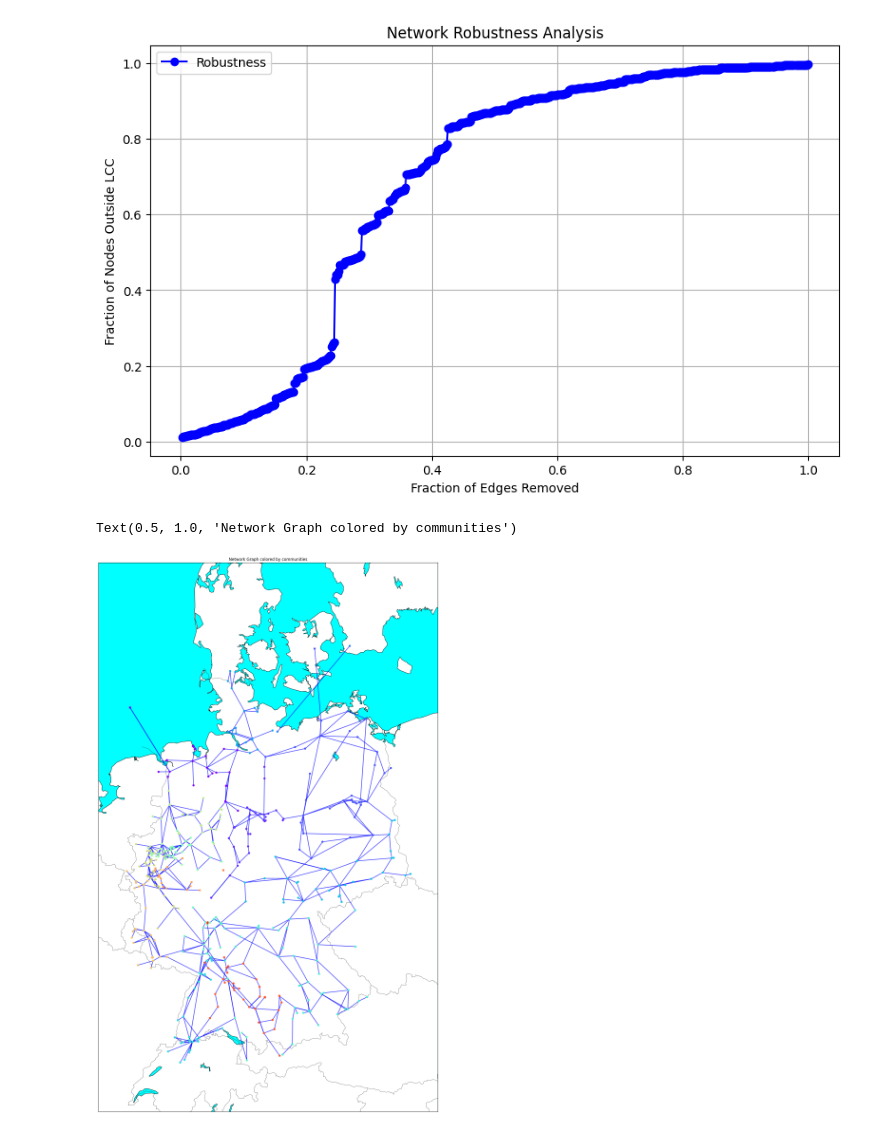
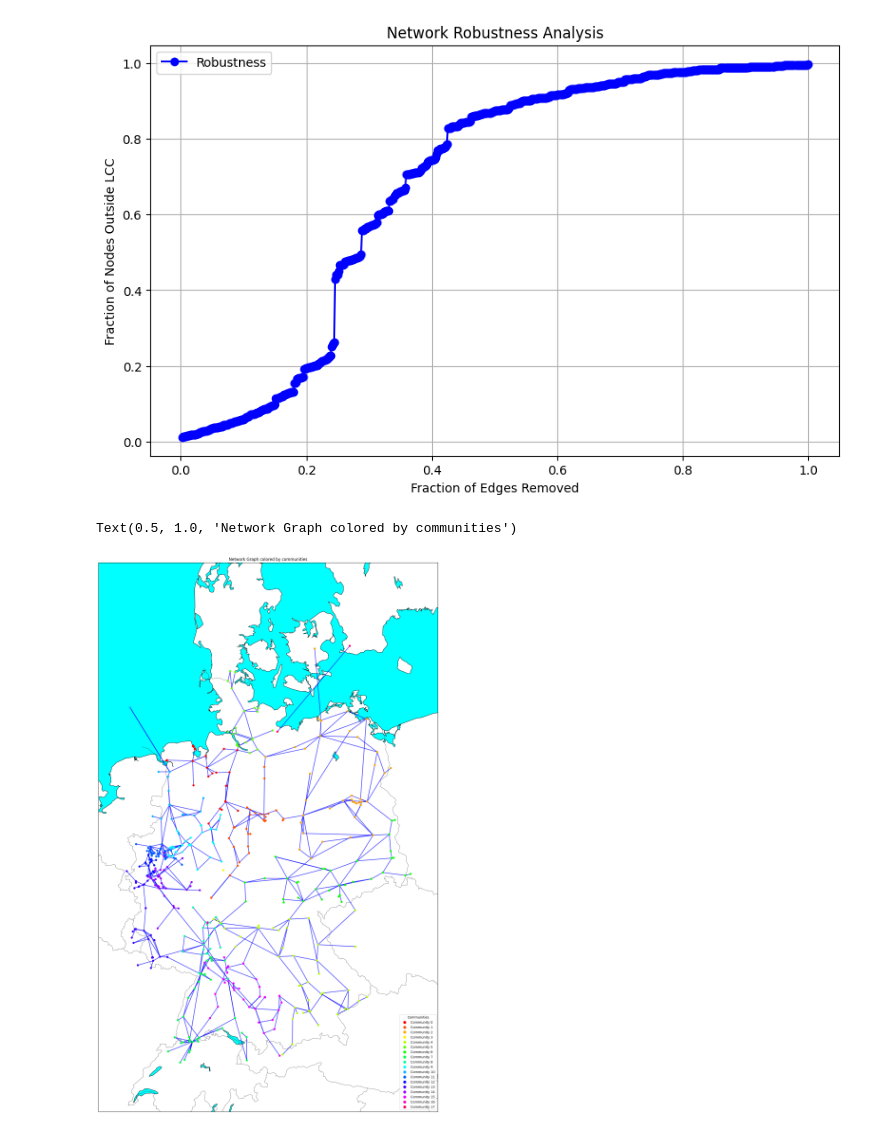
Before and after one commit to lschulte09/network_sci, a Jupyter notebook: Project/Project.ipynb, the cells around one changed output. Saved outputs shown, nothing was run; the diff lists cells and outputs as text; code cells hidden in the pictures.

```diff
--- a/Project/Project.ipynb
+++ b/Project/Project.ipynb
@@ -222,32 +222,41 @@ import community.community_louvain as community_louvain
 partition = community_louvain.best_partition(G)
 nx.set_node_attributes(G, partition, "community")
 
 communities = set(partition.values())
-colors = plt.cm.rainbow([i / len(communities) for i in range(len(communities))])
+colors = plt.cm.hsv([i / len(communities) for i in range(len(communities))])
 community_colors = {community: color for community, color in zip(communities, colors)}
 
 fig, ax = plt.subplots(figsize=(20, 30))
 m = Basemap(projection='merc',
             llcrnrlat=46, urcrnrlat=57,
             llcrnrlon=5, urcrnrlon=16,
             resolution='i')
 
 m.drawcoastlines()
 m.drawcountries()
 m.drawmapboundary(fill_color='aqua')
 m.fillcontinents(color='white', lake_color='aqua')
 
 mapped_positions = {node: m(lon, lat) for node, (lon, lat) in node_positions.items()}
 
 for u, v in G.edges:
     x = [mapped_positions[u][0], mapped_positions[v][0]]
     y = [mapped_positions[u][1], mapped_positions[v][1]]
     plt.plot(x, y, color="Blue", linewidth=2, alpha=0.7)
 
 node_colors = [community_colors[partition[node]] for node in G.nodes]
 x, y = zip(*mapped_positions.values())
 plt.scatter(x, y, c=node_colors, s=30, zorder=5)
+
+legend_handles = [
+    plt.Line2D([0], [0], marker='o', color='w', label=f"Community {community}",
+               markerfacecolor=color, markersize=10)
+    for community, color in community_colors.items()
+]
+plt.legend(handles=legend_handles, title="Communities", loc='lower right', fontsize=10)
+
+
 plt.title("Network Graph colored by communities")
 # %% [output]
 Text(0.5, 1.0, 'Network Graph colored by communities')
-[figure, old version]
+[figure, new version]
```
Also changed, not shown: parts of 4 cells of this notebook.
